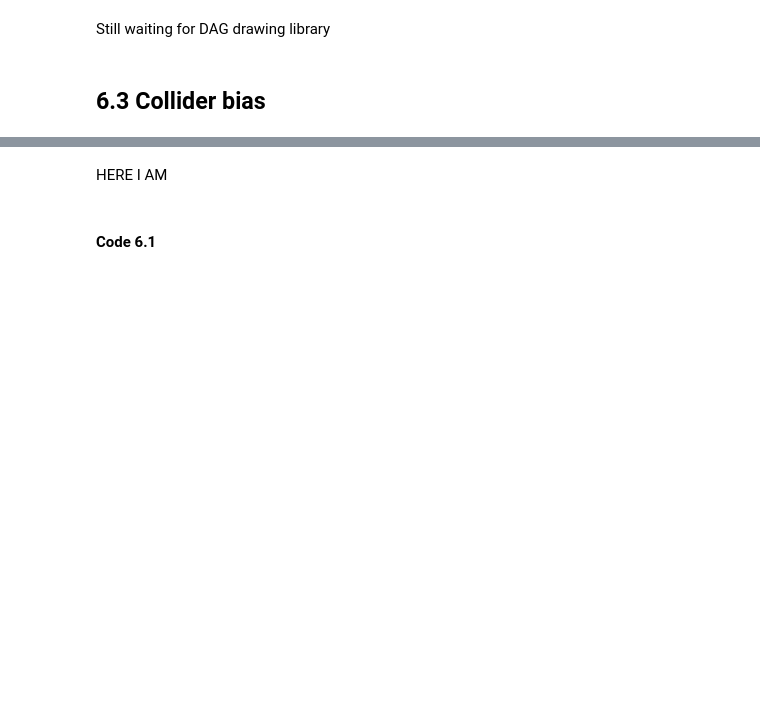
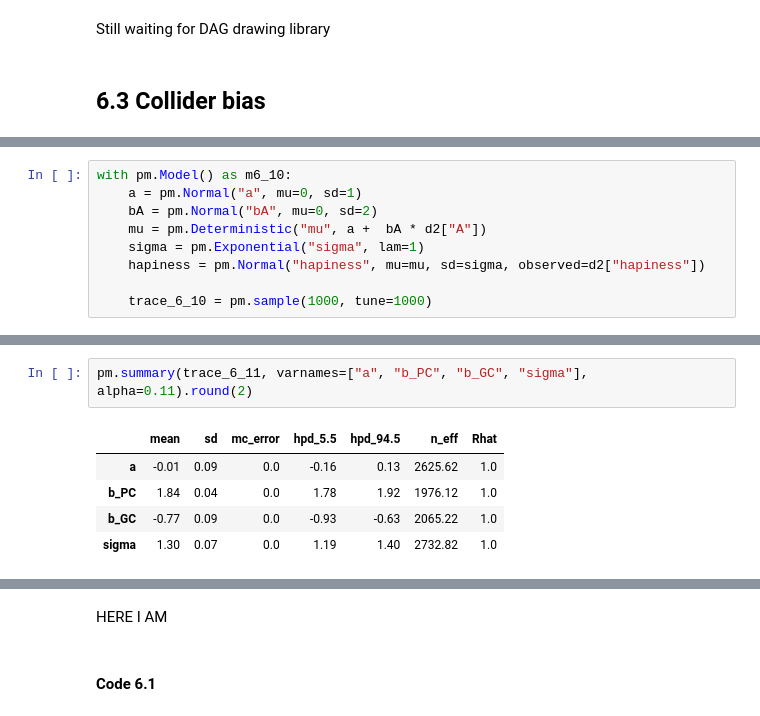
Before and after one commit to baheredia/resources, a Jupyter notebook: Rethinking/Chp_06.ipynb, the cells around one changed output, grey strips where cells are left out. Cells and saved outputs as stored; diff of their text form; blank space fills up the shorter version.

```diff
--- a/Rethinking/Chp_06.ipynb
+++ b/Rethinking/Chp_06.ipynb
@@ -352,0 +422,9 @@ Still waiting for DAG drawing library
+# %%
+with pm.Model() as m6_10:
+    a = pm.Normal("a", mu=0, sd=1)
+    bA = pm.Normal("bA", mu=0, sd=2)
+    mu = pm.Deterministic("mu", a +  bA * d2["A"])
+    sigma = pm.Exponential("sigma", lam=1)
+    hapiness = pm.Normal("hapiness", mu=mu, sd=sigma, observed=d2["hapiness"])
+
+    trace_6_10 = pm.sample(1000, tune=1000)
@@ -352,0 +490,8 @@ Still waiting for DAG drawing library
+# %%
+pm.summary(trace_6_11, varnames=["a", "b_PC", "b_GC", "sigma"], alpha=0.11).round(2)
+# %% [output]
+|  | mean | sd | mc_error | hpd_5.5 | hpd_94.5 | n_eff | Rhat |
+| a | -0.01 | 0.09 | 0.0 | -0.16 | 0.13 | 2625.62 | 1.0 |
+| b_PC | 1.84 | 0.04 | 0.0 | 1.78 | 1.92 | 1976.12 | 1.0 |
+| b_GC | -0.77 | 0.09 | 0.0 | -0.93 | -0.63 | 2065.22 | 1.0 |
+| sigma | 1.30 | 0.07 | 0.0 | 1.19 | 1.40 | 2732.82 | 1.0 |
```
Also changed, not shown: parts of 31 cells of this notebook.
